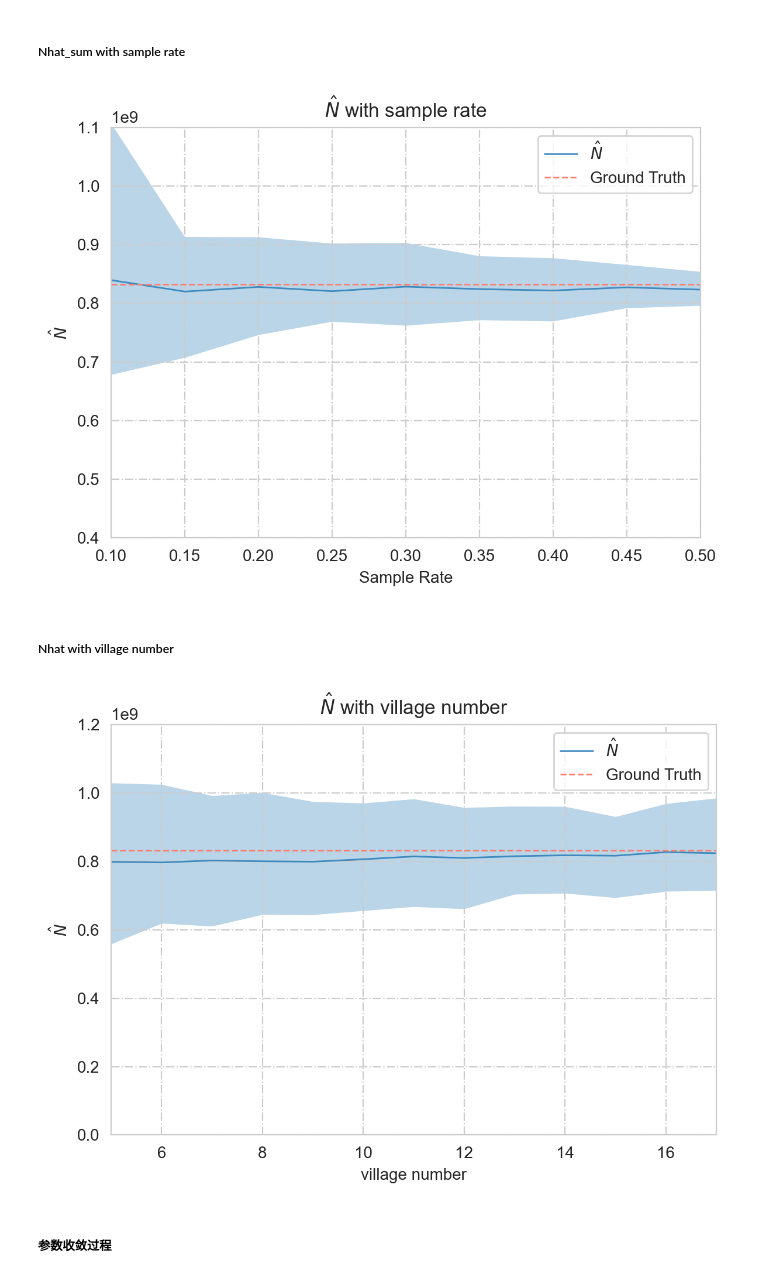
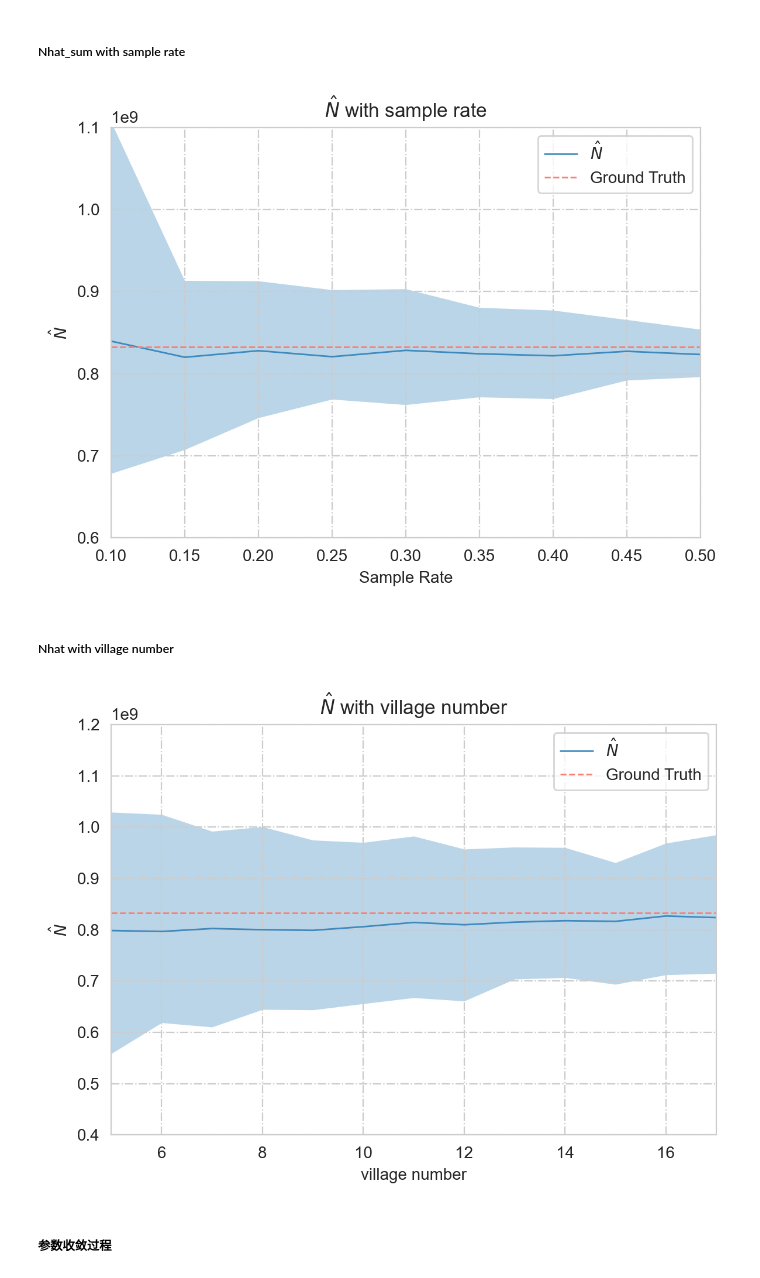
Before and after one commit to kxlkxl1999/HBMFMA, a Jupyter notebook: remote sensing/plot/plot_qinan.ipynb, the cells around one changed output. Drawn from its saved outputs; the diff is of its cells as text; code cells hidden in the pictures.

```diff
--- a/remote sensing/plot/plot_qinan.ipynb
+++ b/remote sensing/plot/plot_qinan.ipynb
@@ -37,7 +37,7 @@ plt.hlines(N_sum_real, Nhat_samplerate['sample_rate'][1], Nhat_samplerate['sampl
 plt.plot(Nhat_samplerate['sample_rate'].values, Nhat_samplerate['sum_N_hat'].values, linewidth=1, label=r'$\hat{N}$', zorder=1, alpha=.8)
 
 plt.xlim([Nhat_samplerate['sample_rate'][1],0.5])
-plt.ylim([4e8,11e8])
+plt.ylim([6e8,11e8])
 plt.title(r'$\hat{N}$'+ ' with sample rate')
 plt.xlabel('Sample Rate')  # x轴标题
 plt.ylabel(r'$\hat{N}$')  # y轴标题
@@ -47,37 +47,37 @@ plt.tight_layout()
 plt.savefig('fig/Nhat with sample rate.png',transparent = True)
 plt.show()
 # %% [output]
-[figure, old version]
+[figure, new version]
 # %% [markdown]
 ##### Nhat with village number
 # %%
 N_sum_real = 832533410.96
 path = 'Nhat_villnum_015_200.csv'
 Nhat_villnum = pd.read_csv(path)
 
 # fig, ax = plt.subplots()
 x = Nhat_villnum['num_town_samp'].values
 yu = Nhat_villnum['b_sum_N_upper'].values
 yl = Nhat_villnum['b_sum_N_lower'].values
 yh = Nhat_villnum['b_sum_N_hat'].values
 
 plt.figure(dpi=200, figsize=(6, 4.5))
 plt.fill_between(x, yu, yl, alpha=.3, lw=0, zorder=0)
 plt.hlines(N_sum_real, x[0], x[-1], color='salmon', lw=1, label='Ground Truth', zorder=2, ls='--')
 plt.plot(x, yh, lw=1, label=r'$\hat{N}$', zorder=1, alpha=.8)
 
 plt.xlim([x[0], x[-1]])
-plt.ylim([0,12e8])
+plt.ylim([4e8,12e8])
 plt.title(r'$\hat{N}$'+ ' with village number')
 plt.xlabel('village number')  # x轴标题
 plt.ylabel(r'$\hat{N}$')  # y轴标题
 plt.grid(True, ls='-.')  # 绘制背景线
 plt.legend(loc='best')
 plt.tight_layout()
 plt.savefig('fig/Nhat with village number.png')
 plt.show()
 # %% [output]
-[figure, old version]
+[figure, new version]
 # %% [markdown]
 ##### 参数收敛过程
 # %%
```
Also changed, not shown: parts of 3 cells of this notebook, 1 other file.
